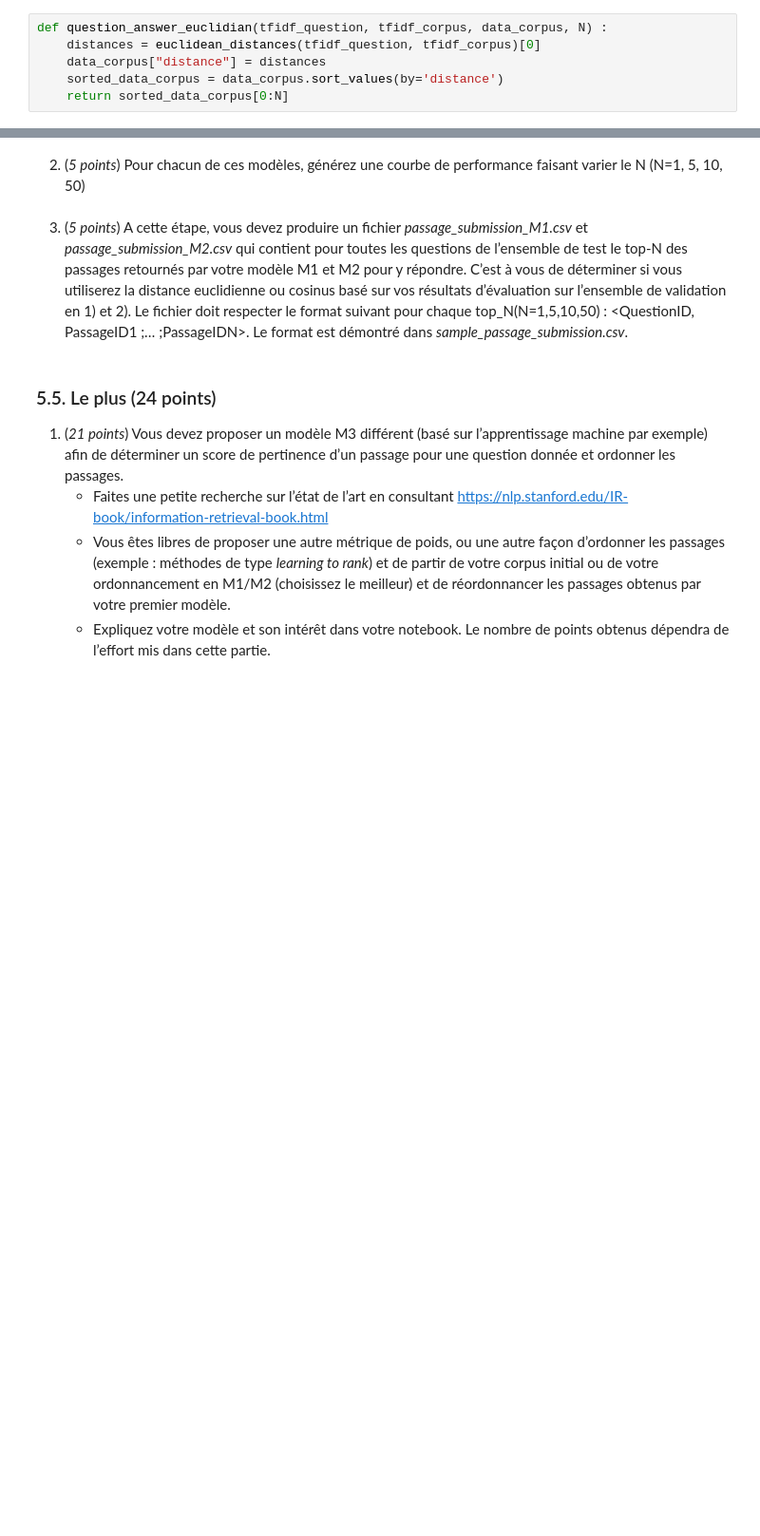
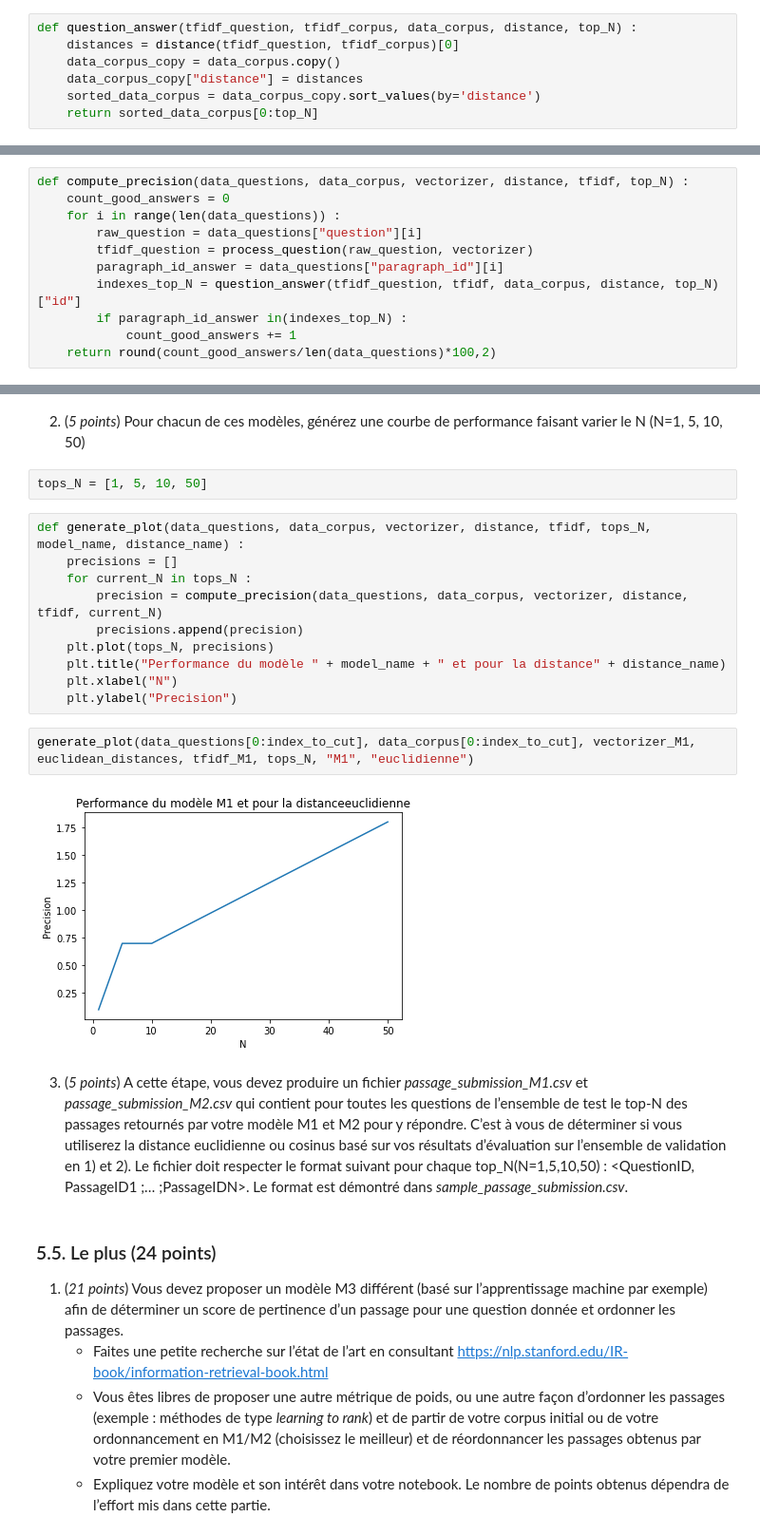
Before and after one commit to nabil-dbz/INF8460, a Jupyter notebook: TP1/inf8460_A21_TP1.ipynb, the cells around one changed output, grey strips where cells are left out. Shown at 95% size. Cells and saved outputs as stored; diff of their text form; blank space fills up the shorter version.

Commit message:
Compute precision and plot the performance of a given model/distance

```diff
--- a/TP1/inf8460_A21_TP1.ipynb
+++ b/TP1/inf8460_A21_TP1.ipynb
@@ -266,7 +266,8 @@ tfidf_question
 # %%
-def question_answer_euclidian(tfidf_question, tfidf_corpus, data_corpus, N) :
-    distances = euclidean_distances(tfidf_question, tfidf_corpus)[0]
-    data_corpus["distance"] = distances
-    sorted_data_corpus = data_corpus.sort_values(by='distance')
-    return sorted_data_corpus[0:N]
+def question_answer(tfidf_question, tfidf_corpus, data_corpus, distance, top_N) :
+    distances = distance(tfidf_question, tfidf_corpus)[0]
+    data_corpus_copy = data_corpus.copy()
+    data_corpus_copy["distance"] = distances
+    sorted_data_corpus = data_corpus_copy.sort_values(by='distance')
+    return sorted_data_corpus[0:top_N]
 # %%
@@ -321,3 +321,14 @@ Name: paragraph, Length: 100, dtype: object
 ### 5.4. Évaluation (15 points)
 En utilisant votre ensemble de validation : <br>
 1. (_5 points_) Vous devez calculer la précision top-N (N=1,5,10, 50) de votre modèle M1 et M2 avec la distance euclidienne et cosinus et les afficher.
+# %%
+def compute_precision(data_questions, data_corpus, vectorizer, distance, tfidf, top_N) :
+    count_good_answers = 0
+    for i in range(len(data_questions)) :
+        raw_question = data_questions["question"][i]
+        tfidf_question = process_question(raw_question, vectorizer)
+        paragraph_id_answer = data_questions["paragraph_id"][i]
+        indexes_top_N = question_answer(tfidf_question, tfidf, data_corpus, distance, top_N)["id"]
+        if paragraph_id_answer in(indexes_top_N) :
+            count_good_answers += 1
+    return round(count_good_answers/len(data_questions)*100,2)
@@ -324,5 +353,21 @@ En utilisant votre ensemble de validation : <br>
 # %% [markdown]
 2. (_5 points_) Pour chacun de ces modèles, générez une courbe de performance faisant varier le N (N=1, 5, 10, 50)
+# %%
+tops_N = [1, 5, 10, 50]
+# %%
+def generate_plot(data_questions, data_corpus, vectorizer, distance, tfidf, tops_N, model_name, distance_name) :
+    precisions = []
+    for current_N in tops_N :
+        precision = compute_precision(data_questions, data_corpus, vectorizer, distance, tfidf, current_N)
+        precisions.append(precision)
+    plt.plot(tops_N, precisions)
+    plt.title("Performance du modèle " + model_name + " et pour la distance" + distance_name)
+    plt.xlabel("N")
+    plt.ylabel("Precision")
+# %%
+generate_plot(data_questions[0:index_to_cut], data_corpus[0:index_to_cut], vectorizer_M1, euclidean_distances, tfidf_M1, tops_N, "M1", "euclidienne")
+# %% [output]
+[figure, added]
 # %% [markdown]
 3. (_5 points_) A cette étape, vous devez produire un fichier _passage_submission_M1.csv_ et _passage_submission_M2.csv_ qui contient pour toutes les questions de l’ensemble de test le top-N des passages retournés par votre modèle M1 et M2 pour y répondre. C’est à vous de déterminer si vous utiliserez la distance euclidienne ou cosinus basé sur vos résultats d’évaluation sur l’ensemble de validation en 1) et 2). Le fichier doit respecter le format suivant pour chaque top_N(N=1,5,10,50) :  <QuestionID, PassageID1 ;… ;PassageIDN>. Le format est démontré dans _sample_passage_submission.csv_.
 # %% [markdown]
```
Also changed, not shown: parts of 21 cells of this notebook.
